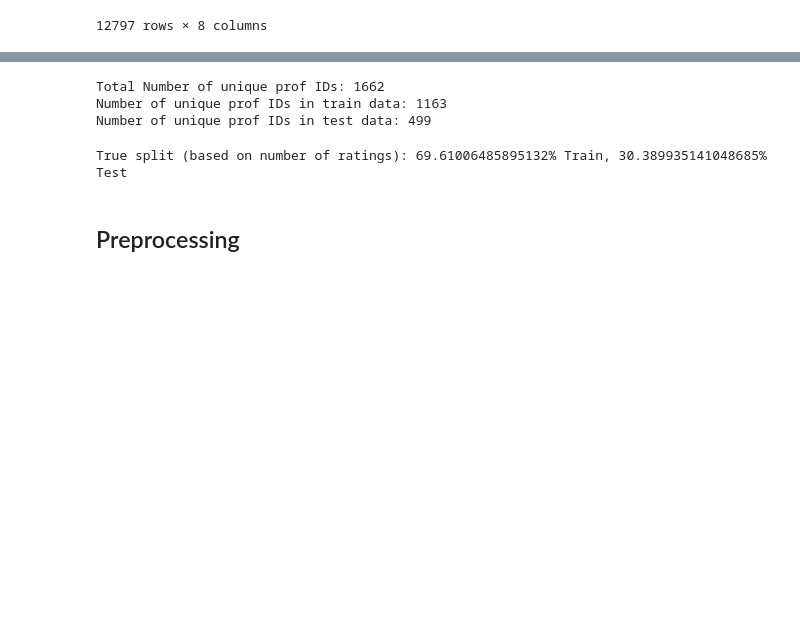
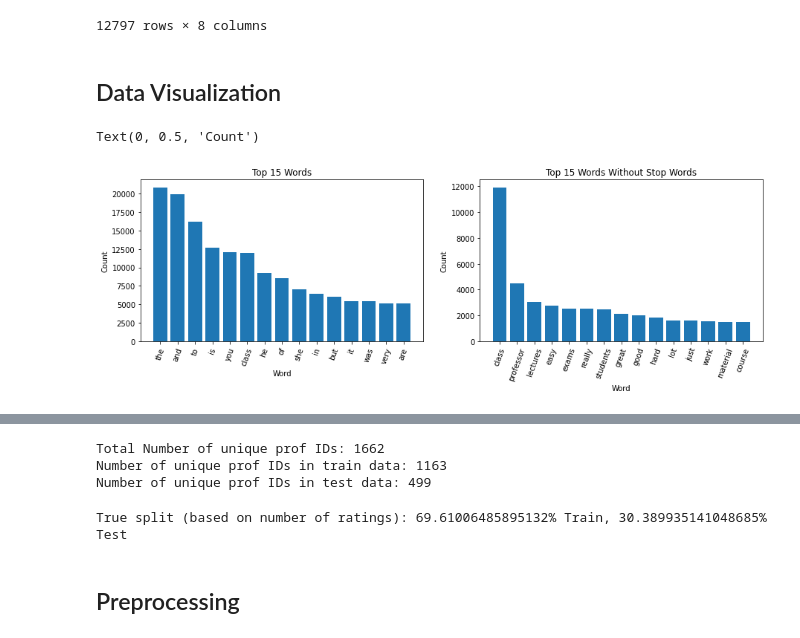
Before and after one commit to RandumbPurson/ratemyprof-sentiment, a Jupyter notebook: svm_model.ipynb, the cells around one changed output, grey strips where cells are left out. Drawn from its saved outputs; the diff is of its cells as text; code cells hidden in the pictures; blank space fills up the shorter version.

Commit message:
fixed positive rating threshold and added graphs

```diff
--- a/svm_model.ipynb
+++ b/svm_model.ipynb
@@ -47,0 +48,2 @@ y = ratings_csv["quality"]>2
+# %% [markdown]
+## Data Visualization
@@ -47,0 +53,45 @@ y = ratings_csv["quality"]>2
+# %%
+#https://medium.com/@cristhianboujon/how-to-list-the-most-common-words-from-text-corpus-using-scikit-learn-dad4d0cab41d
+
+def get_top_n_words(text, n, stop_words = False):
+    if stop_words:
+        vectorizer = CountVectorizer(stop_words="english")
+    else:
+        vectorizer = CountVectorizer()
+
+    X = vectorizer.fit_transform(text)
+
+    # Get the feature names (words)
+    feature_names = vectorizer.get_feature_names()
+
+    # Calculate the word frequencies
+    word_frequencies = X.toarray().sum(axis=0)
+
+    # Sort the words by frequency in descending order
+    sorted_words = sorted(zip(feature_names, word_frequencies), key=lambda x: x[1], reverse=True)
+
+    # Get the top n words
+    top_n_words = np.array(sorted_words[:n])
+    return top_n_words
+# %%
+top_15_all = get_top_n_words(X, 15)
+top_15_all_stop = get_top_n_words(X, 15, stop_words=True)
+# %%
+plt.figure(figsize=(15, 4))
+plt.subplot(1,2,1)
+plt.title("Top 15 Words")
+plt.bar(top_15_all[:,0], top_15_all[:,1].astype('float64'))
+plt.xticks(rotation=70)
+plt.xlabel("Word")
+plt.ylabel("Count")
+
+
+plt.subplot(1,2,2)
+plt.title("Top 15 Words Without Stop Words")
+plt.bar(top_15_all_stop[:,0], top_15_all_stop[:,1].astype('float64'))
+plt.xticks(rotation=70)
+plt.xlabel("Word")
+plt.ylabel("Count")
+# %% [output]
+Text(0, 0.5, 'Count')
+[figure, added]
```
Also changed, not shown: parts of 8 cells of this notebook.
